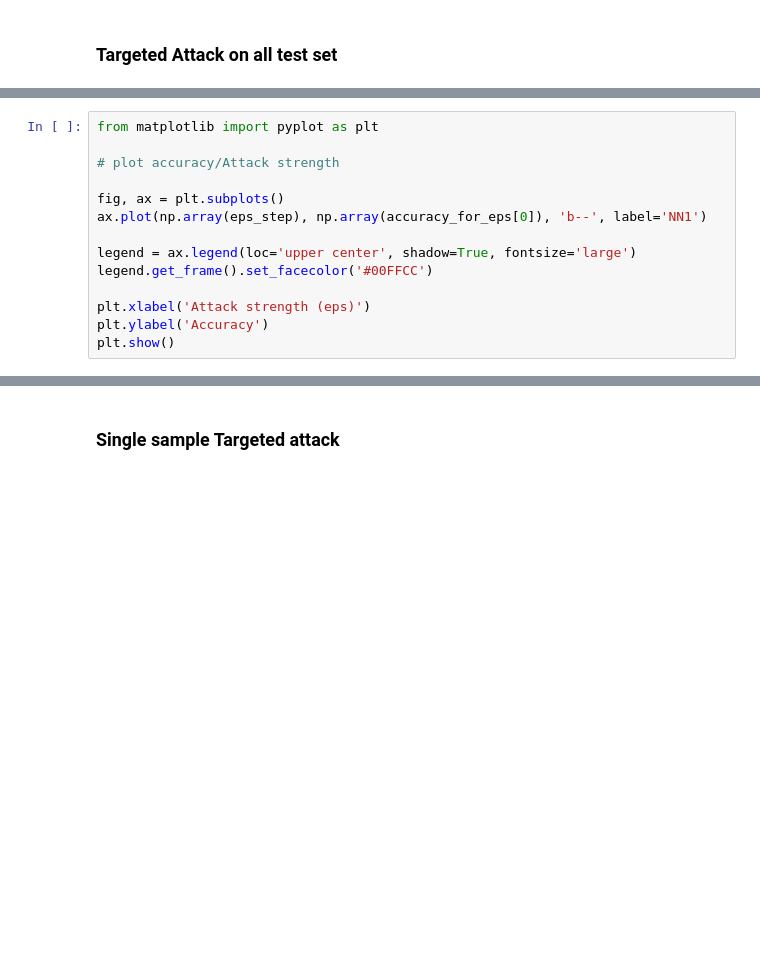
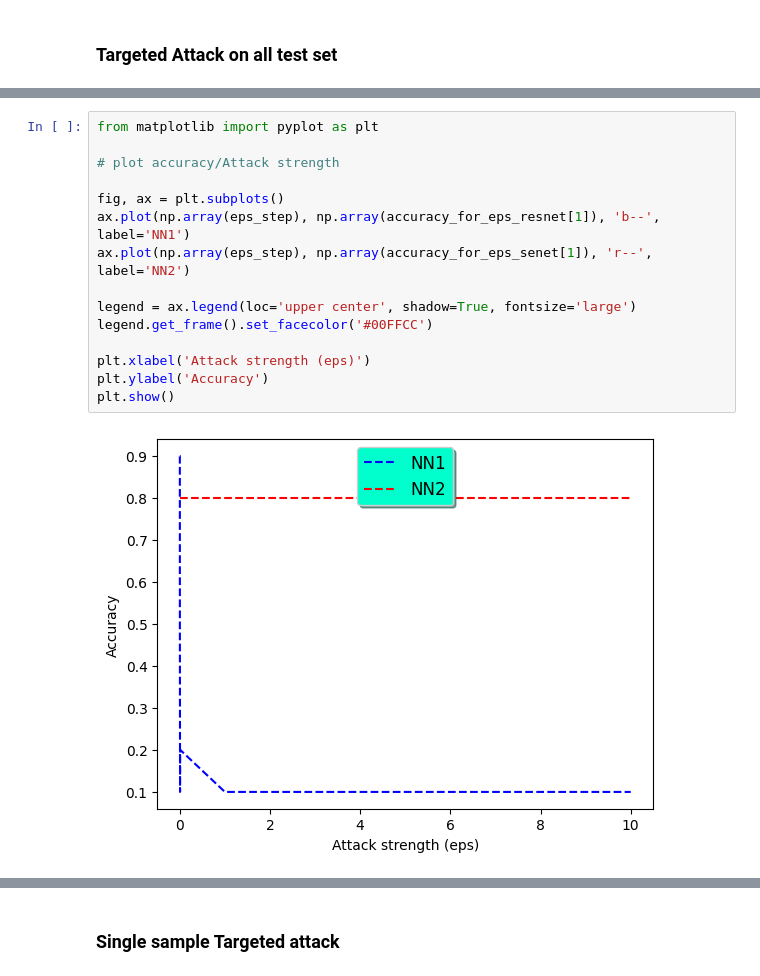
Before and after one commit to dany9999/Face_Recognition_Security, a Jupyter notebook: pgd.ipynb, the cells around one changed output, grey strips where cells are left out. Cells and saved outputs as stored; diff of their text form; blank space fills up the shorter version.

```diff
--- a/pgd.ipynb
+++ b/pgd.ipynb
@@ -372,16 +383,19 @@ for i in range(len(max_iter)):
 # %%
 from matplotlib import pyplot as plt
 
 # plot accuracy/Attack strength
 
 fig, ax = plt.subplots()
-ax.plot(np.array(eps_step), np.array(accuracy_for_eps[0]), 'b--', label='NN1')
+ax.plot(np.array(eps_step), np.array(accuracy_for_eps_resnet[1]), 'b--', label='NN1')
+ax.plot(np.array(eps_step), np.array(accuracy_for_eps_senet[1]), 'r--', label='NN2')
 
 legend = ax.legend(loc='upper center', shadow=True, fontsize='large')
 legend.get_frame().set_facecolor('#00FFCC')
 
 plt.xlabel('Attack strength (eps)')
 plt.ylabel('Accuracy')
 plt.show()
+# %% [output]
+[figure, added]
 # %%
 fig, ax = plt.subplots()
```
Also changed, not shown: parts of 9 cells of this notebook.
